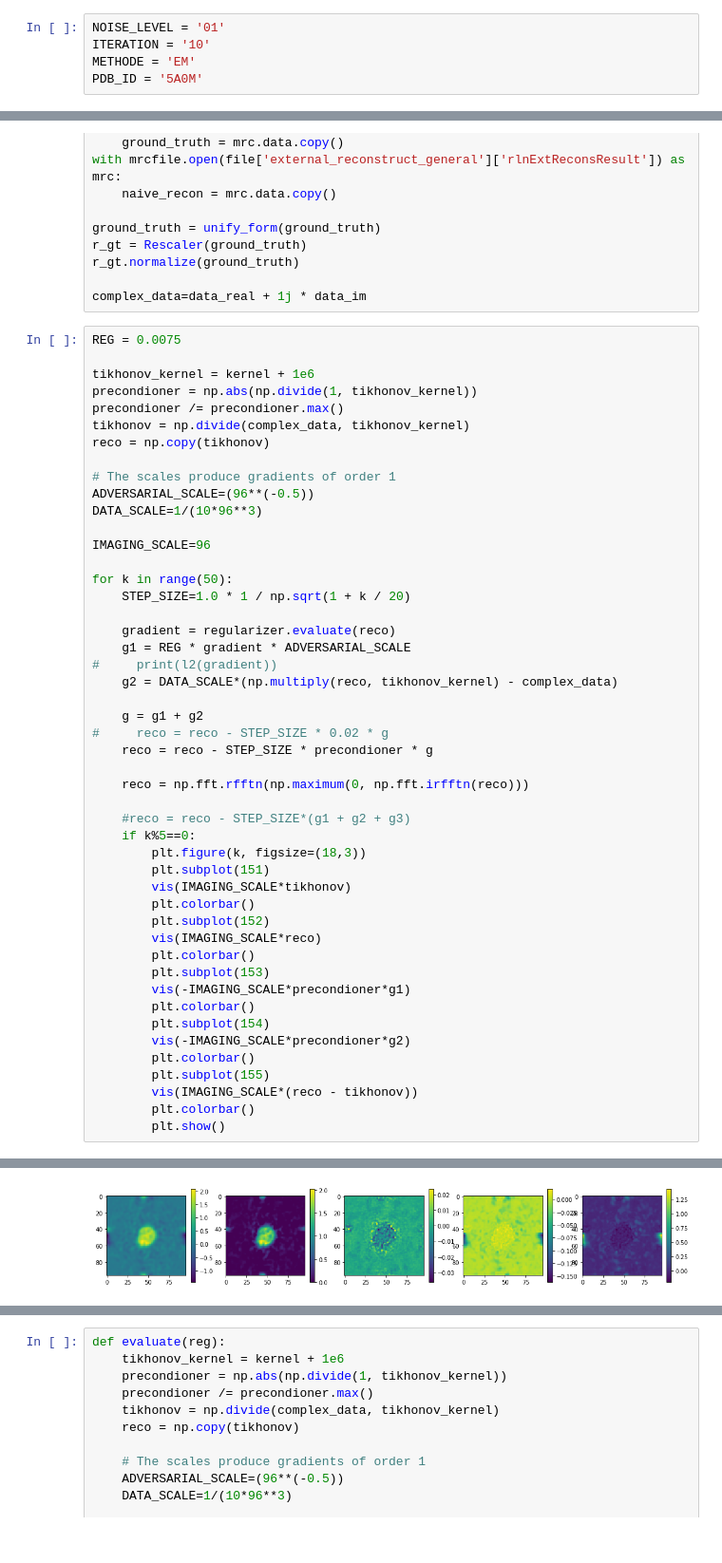
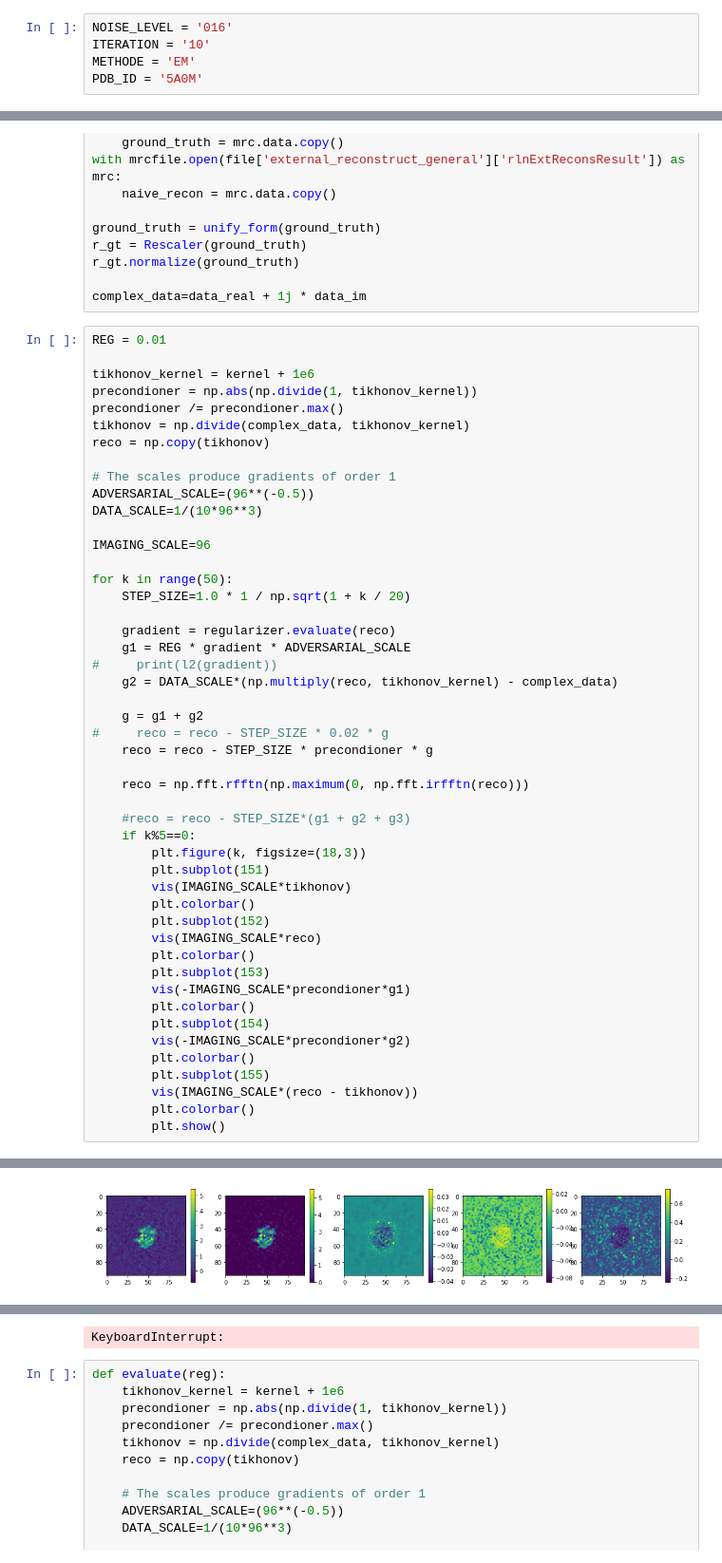
Before and after one commit to SebLu1/SingleParticleAnalysis, a Jupyter notebook: external_reconstruct_AR_new.ipynb, the cells around one changed output, grey strips where cells are left out. Shown at 95% size. Cells and saved outputs as stored; diff of their text form.

```diff
--- a/external_reconstruct_AR_new.ipynb
+++ b/external_reconstruct_AR_new.ipynb
@@ -34,7 +34,7 @@ def vis(data, fourier=True):
     plt.imshow(data.squeeze()[...,45])
 #     plt.imshow(np.mean(data.squeeze(), axis=-1))
 # %%
-NOISE_LEVEL = '01'
+NOISE_LEVEL = '016'
 ITERATION = '10'
 METHODE = 'EM'
 PDB_ID = '5A0M'
@@ -62,7 +62,7 @@ r_gt.normalize(ground_truth)
 
 complex_data=data_real + 1j * data_im
 # %%
-REG = 0.0075
+REG = 0.01
 
 tikhonov_kernel = kernel + 1e6
 precondioner = np.abs(np.divide(1, tikhonov_kernel))
@@ -115 +115 @@ for k in range(50):
-[figure, old version]
+[figure, new version]
@@ -123,3 +116,4 @@ for k in range(50):
+KeyboardInterrupt:
 # %%
 def evaluate(reg):
     tikhonov_kernel = kernel + 1e6
```
Also changed, not shown: parts of 4 cells of this notebook, 1 other file.
